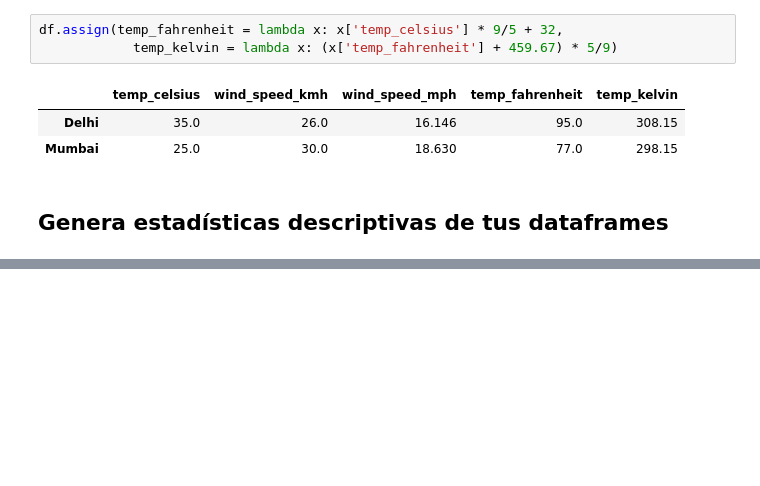
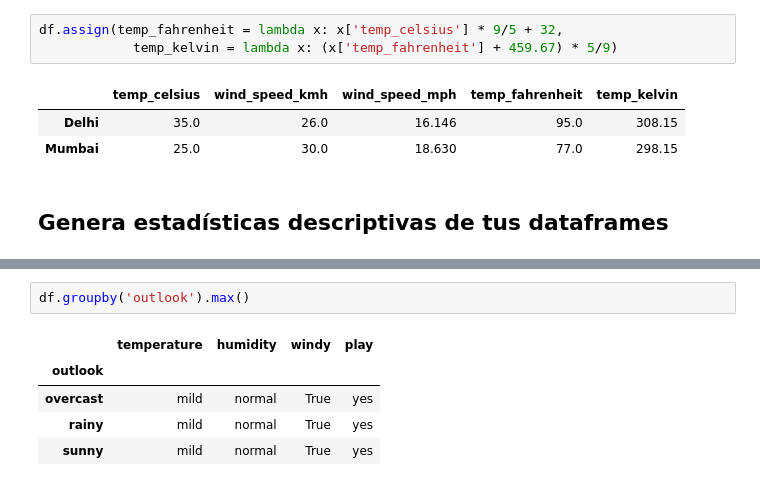
Before and after one commit to Pedrogf03/IABD, a Jupyter notebook: SAA/pandasDataframes.ipynb, the cells around one changed output, grey strips where cells are left out. Drawn from its saved outputs; the diff is of its cells as text; blank space fills up the shorter version.

```diff
--- a/SAA/pandasDataframes.ipynb
+++ b/SAA/pandasDataframes.ipynb
@@ -77,0 +180,8 @@ df.assign(temp_fahrenheit = lambda x: x['temp_celsius'] * 9/5 + 32,
+# %%
+df.groupby('outlook').max()
+# %% [output]
+|  | temperature | humidity | windy | play |
+| outlook |  |  |  |  |
+| overcast | mild | normal | True | yes |
+| rainy | mild | normal | True | yes |
+| sunny | mild | normal | True | yes |
```
Also changed, not shown: parts of 16 cells of this notebook, 41 other files.
